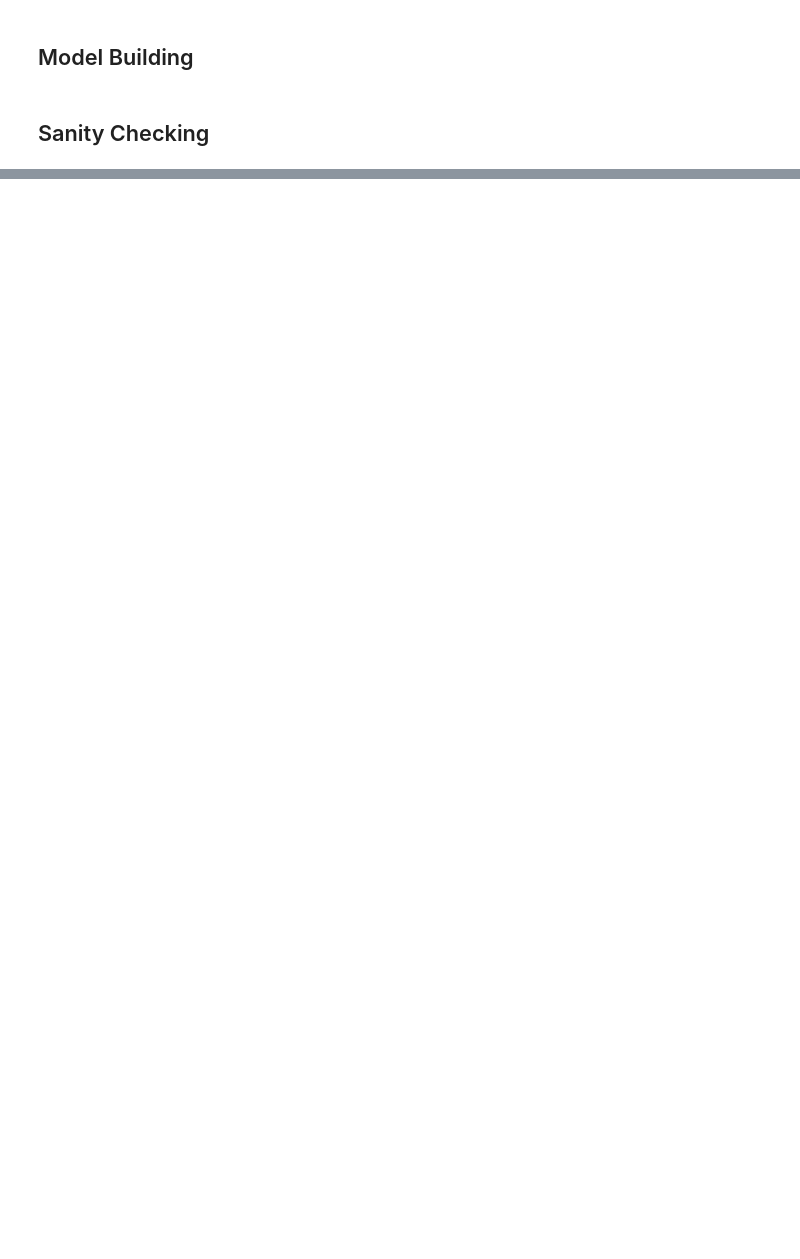
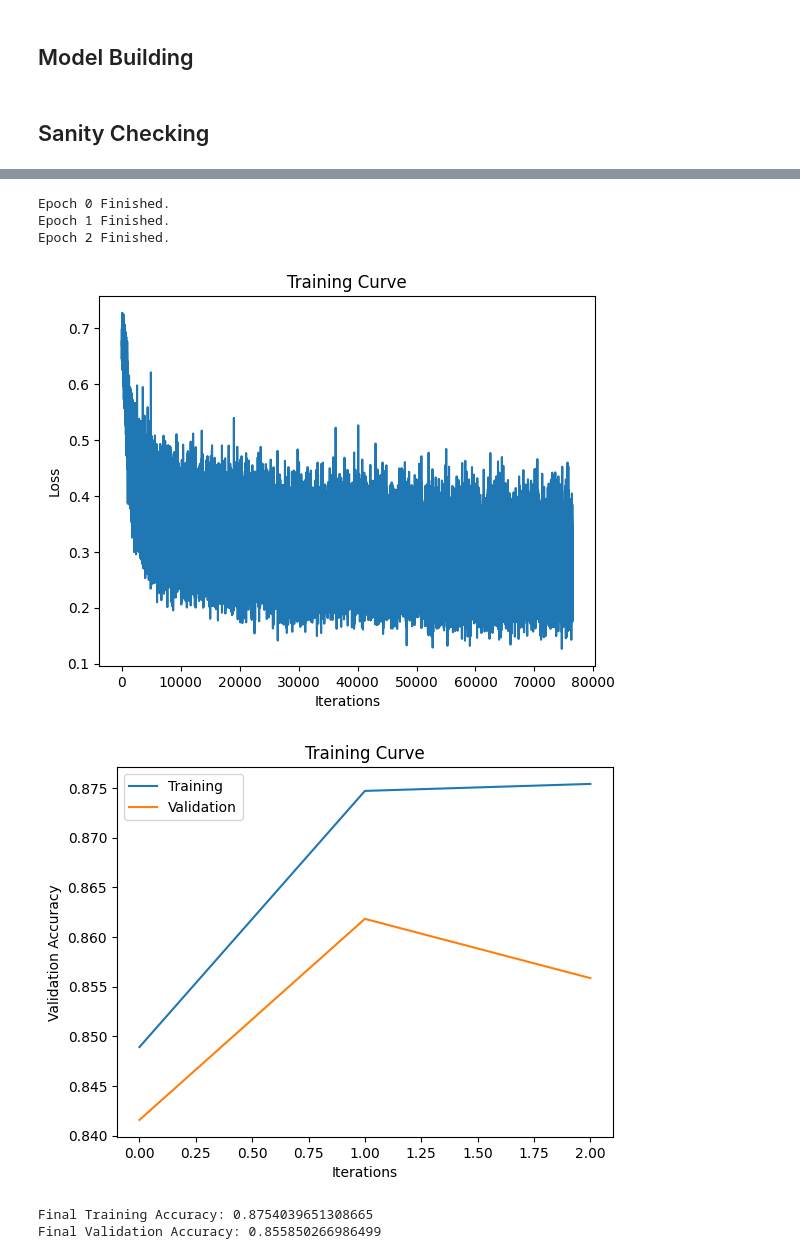
Before and after one commit to Julie048/Predicting-Republican-Democrat-Tweets, a Jupyter notebook: Main_model.ipynb, the cells around one changed output, grey strips where cells are left out. Drawn from its saved outputs; the diff is of its cells as text; code cells hidden in the pictures; blank space fills up the shorter version.

Commit message:
finished the code and created some pot for the report. I also dit some simulations with the main model (using only a sample of the training data because it was too slow otherwise)

```diff
--- a/Main_model.ipynb
+++ b/Main_model.ipynb
@@ -136,7 +151,7 @@ plt.show()
 # %%
 # Padding and text encoding
 
-MAX_LEN = 100 #fixed lenght for the tweets, determined using the distribution of tweet lengths in the validation set, that allows to keep most of the tweets without too much noise and reduce the computational cost of the model
+MAX_LEN = 50 #fixed lenght for the tweets, determined using the distribution of tweet lengths in the validation set, that allows to keep most of the tweets without too much noise and reduce the computational cost of the model
 
 def encode_text(text):
     tokens = tokenize(text)
@@ -237,17 +287,23 @@ def get_model_name(name, batch_size, learning_rate, hidden_dim, embedding_dim, d
     return path
 
 
-def get_accuracy(model, train=False):
+def get_accuracy(model, train=False,small=False):
     model.eval() #in order not to have dropout
-    if train:
-        data = train_dataset
-    else:
-        data = val_dataset
+    if small :
+        if train:
+            data = small_train_dataset
+        else:
+            data = small_val_dataset
+    else :
+        if train:
+            data = train_dataset
+        else:
+            data = val_dataset
 
     correct = 0
     total = 0
     with torch.no_grad():
-        for text, labels in torch.utils.data.DataLoader(data, batch_size=20):
+        for text, labels in torch.utils.data.DataLoader(data, batch_size=128):
             #############################################
             # To Enable GPU Usage
             if torch.cuda.is_available():
@@ -261,14 +317,14 @@ def get_accuracy(model, train=False):
             total += text.shape[0]
     return correct / total
 # %%
-def train(model, data, batch_size=20, learning_rate=0.01, hidden_dim=128, embedding_dim=128, dropout_prob=0.5, num_epochs=10,print_stat=True):
+def train(model, data, batch_size=128, learning_rate=0.001, hidden_dim=80, embedding_dim=80, dropout_prob=0.5, num_epochs=10,print_stat=True,small=False):
     device = torch.device("cuda" if torch.cuda.is_available() else "cpu")
     model.to(device)
 
     train_loader = torch.utils.data.DataLoader(data, batch_size=batch_size,shuffle=True)
 
     criterion = nn.CrossEntropyLoss()
-    optimizer = torch.optim.Adam(model.parameters(), lr=learning_rate)
+    optimizer = torch.optim.Adam(model.parameters(), lr=learning_rate,weight_decay=1e-5)
 
     iters, losses, train_acc, val_acc = [], [], [], []
 
@@ -276,7 +332,6 @@ def train(model, data, batch_size=20, learning_rate=0.01, hidden_dim=128, embedd
     n = 0 # the number of iterations
     for epoch in range(num_epochs):
         model.train() #in order to have dropout during training
-        mini_b=0
 
         for text, labels in iter(train_loader):
 
@@ -286,6 +341,7 @@ def train(model, data, batch_size=20, learning_rate=0.01, hidden_dim=128, embedd
             out = model(text)             # forward pass
             loss = criterion(out, labels) # compute the total loss
             loss.backward()               # backward pass (compute parameter updates)
+            torch.nn.utils.clip_grad_norm_(model.parameters(), max_norm=1.0) #to avoid exploding gradients, we clip the gradients to a maximum norm of 1.0
             optimizer.step()              # make the updates for each parameter
             optimizer.zero_grad()         # a clean up step for PyTorch
 
@@ -294,8 +350,8 @@ def train(model, data, batch_size=20, learning_rate=0.01, hidden_dim=128, embedd
             losses.append(float(loss.item()))             # compute *average* loss
             n += 1
 
-        train_acc.append(get_accuracy(model, train=True))  # compute training accuracy at the end of the epoch
-        val_acc.append(get_accuracy(model, train=False))  # compute validation accuracy
+        train_acc.append(get_accuracy(model, train=True, small=small))  # compute training accuracy at the end of the epoch
+        val_acc.append(get_accuracy(model, train=False, small=small))  # compute validation accuracy
 
         print ("Epoch %d Finished. " % epoch )
 
@@ -345,0 +418,4 @@ print('Accuracy on batch of 42: ', correct / total)
+# %%
+#Test on the whole dataset
+model1 = PoliticalClassifier("model1",)
+train(model1, train_dataset, batch_size=128, num_epochs=10)
@@ -345,0 +437,12 @@ print('Accuracy on batch of 42: ', correct / total)
+# %%
+#Test on the whole dataset
+model2 = PoliticalClassifier("model2",)
+train(model2, train_dataset, batch_size=128, num_epochs=3,learning_rate=0.001)
+# %% [output]
+Epoch 0 Finished.
+Epoch 1 Finished.
+Epoch 2 Finished.
+[figure, added]
+[figure, added]
+Final Training Accuracy: 0.8754039651308665
+Final Validation Accuracy: 0.855850266986499
```
Also changed, not shown: parts of 17 cells of this notebook, 15 other files.
